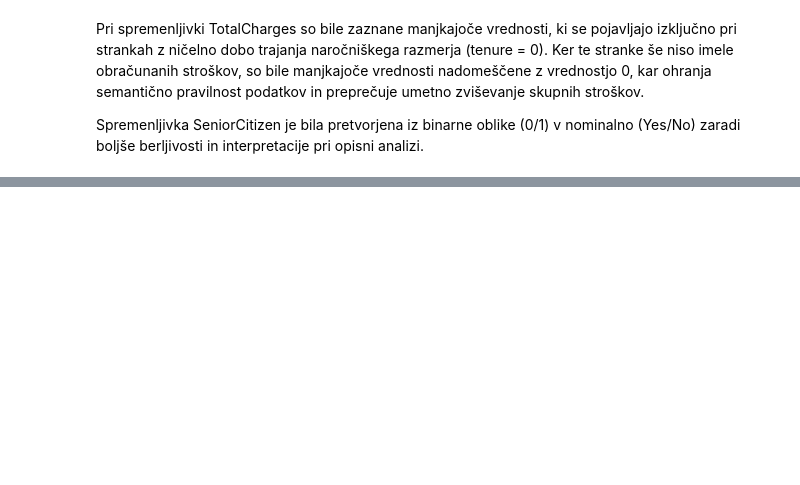
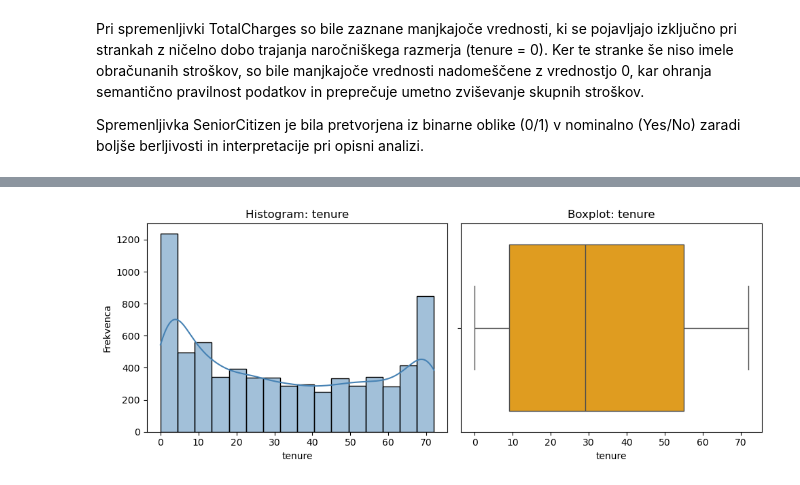
Before and after one commit to mlukee/telco-customer-churn, a Jupyter notebook: notebook.ipynb, the cells around one changed output, grey strips where cells are left out. Cells and saved outputs as stored; diff of their text form; code cells hidden in the pictures; blank space fills up the shorter version.

```diff
--- a/notebook.ipynb
+++ b/notebook.ipynb
@@ -85,0 +90,89 @@ Spremenljivka SeniorCitizen je bila pretvorjena iz binarne oblike (0/1) v nomina
+# %%
+df = pd.read_csv("Telco-Customer-Churn-Cleaned.csv")
+
+# ID stranke ne potrebujemo za analizo
+customer_ids = df["customerID"]
+df = df.drop(columns=["customerID"])
+
+# Ločimo numerične in kategorialne spremenljivke
+num_cols = df.select_dtypes(include=[np.number]).columns
+cat_cols = df.select_dtypes(exclude=[np.number]).columns
+
+num_stats = df[num_cols].describe().T
+num_stats["median"] = df[num_cols].median()
+num_stats["Q1"] = df[num_cols].quantile(0.25)
+num_stats["Q3"] = df[num_cols].quantile(0.75)
+
+num_stats = num_stats.round(3)
+
+num_stats["Mean ± SD"] = (
+    num_stats["mean"].astype(str) + " ± " + num_stats["std"].astype(str)
+)
+num_stats["Median (Q1–Q3)"] = (
+    num_stats["median"].astype(str)
+    + " ("
+    + num_stats["Q1"].astype(str)
+    + "–"
+    + num_stats["Q3"].astype(str)
+    + ")"
+)
+num_stats["Min–Max"] = (
+    num_stats["min"].astype(str) + "–" + num_stats["max"].astype(str)
+)
+
+summary_table = num_stats[["Mean ± SD", "Median (Q1–Q3)", "Min–Max"]]
+
+# Kategorialne spremenljivke (n in %)
+cat_stats = (
+    df[cat_cols]
+    .apply(lambda x: x.value_counts())
+    .fillna(0)
+    .astype(int)
+)
+cat_percent = df[cat_cols].apply(lambda x: x.value_counts(normalize=True) * 100).fillna(0)
+cat_summary = cat_stats.astype(str) + " (" + cat_percent.round(1).astype(str) + "%)"
+
+# Numerične
+for col in num_cols:
+    plt.figure(figsize=(10, 4))
+    plt.subplot(1, 2, 1)
+    sns.histplot(df[col], kde=True, color="steelblue")
+    plt.ylabel("Frekvenca")
+    plt.title(f"Histogram: {col}")
+    plt.subplot(1, 2, 2)
+    sns.boxplot(x=df[col], color="orange")
+    plt.title(f"Boxplot: {col}")
+    plt.tight_layout()
+    plt.show()
+
+# Kategorialne
+for col in cat_cols:
+    plt.figure(figsize=(6, 4))
+    sns.countplot(data=df, x=col, hue=col, palette="pastel", legend=False)
+    plt.ylabel("Frekvenca")
+    plt.title(f"Barplot: {col}")
+    plt.xticks(rotation=30)
+    plt.tight_layout()
+    plt.show()
+
+print("\nNumerične spremenljivke:")
+summary_table = num_stats[["Mean ± SD", "Median (Q1–Q3)", "Min–Max"]]
+display(summary_table)
+
+print("\nKategorialne spremenljivke (n in %):")
+cat_summary_list = []
+for col in cat_cols:
+    counts = df[col].value_counts(dropna=False)
+    percents = df[col].value_counts(normalize=True, dropna=False) * 100
+    temp_df = pd.DataFrame({
+        "Spremenljivka": col,
+        "Kategorija": counts.index,
+        "Število": counts.values,
+        "%": percents.round(1).values
+    })
+    cat_summary_list.append(temp_df)
+
+cat_summary_table = pd.concat(cat_summary_list, ignore_index=True)
+display(cat_summary_table)
+# %% [output]
+[figure, added]
```
Also changed, not shown: parts of 5 cells of this notebook.
